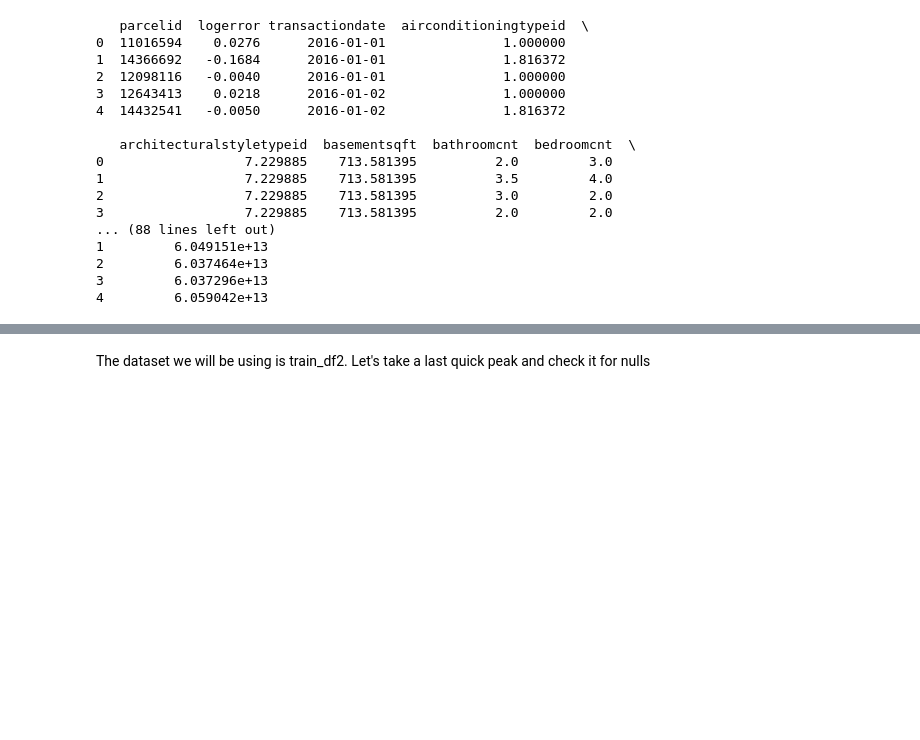
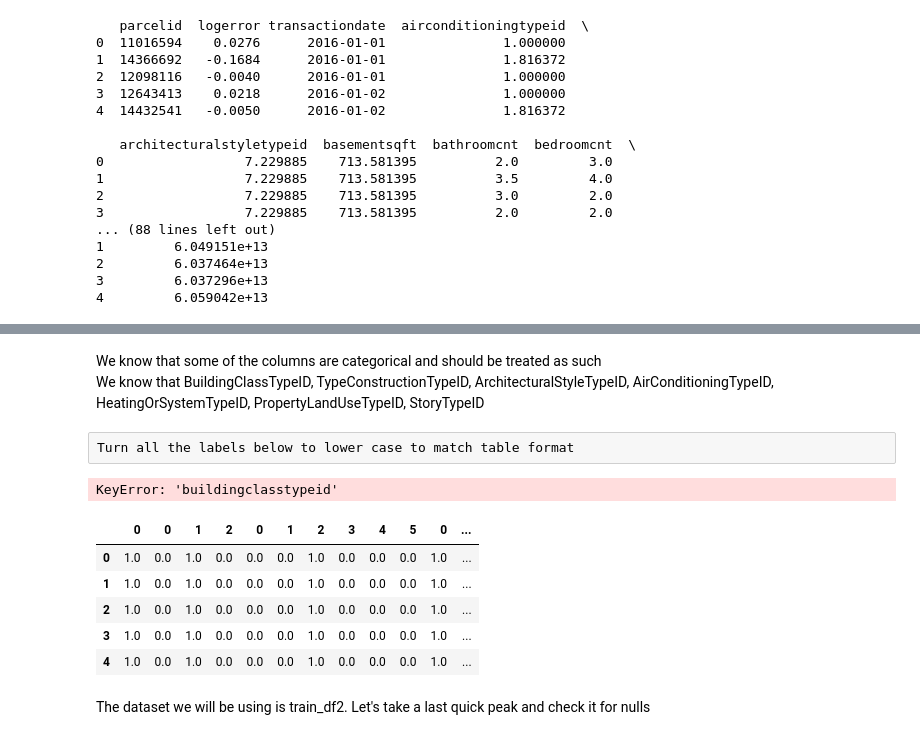
Before and after one commit to malctaylor15/Zillow_Kaggle, a Jupyter notebook: KNN .ipynb, the cells around one changed output, grey strips where cells are left out. Cells and saved outputs as stored; diff of their text form; code cells hidden in the pictures; blank space fills up the shorter version.

```diff
--- a/KNN .ipynb
+++ b/KNN .ipynb
@@ -75,0 +100,3 @@ print(train_df2.head())
+# %% [markdown]
+We know that some of the columns are categorical and should be treated as such
+We know that BuildingClassTypeID, TypeConstructionTypeID, ArchitecturalStyleTypeID, AirConditioningTypeID, HeatingOrSystemTypeID, PropertyLandUseTypeID, StoryTypeID
@@ -75,0 +105,2 @@ print(train_df2.head())
+# %% [raw]
+Turn all the labels below to lower case to match table format
@@ -76,2 +110,22 @@ print(train_df2.head())
+# %%
+one_hot_df = pd.DataFrame()
+for col_name in one_hot_colnames:
+    temp_one_hot_var1 = OneHotEncoder().fit_transform(train_df2[col_name].values.reshape(-1,1))
+    temp_one_hot_var = temp_one_hot_var1.toarray()
+    temp_one_hot_var_df = pd.DataFrame(data=temp_one_hot_var)
+    temp_one_hot_var_df.add_prefix((col_name + "_"))
+    one_hot_df = pd.concat([one_hot_df, temp_one_hot_var_df] , axis = 1)
+print("Data Frame Size: " ,one_hot_df.shape)
+# %% [output]
+KeyError: 'buildingclasstypeid'
+# %%
+one_hot_df.head()
+# %% [output]
+|  | 0 | 0 | 1 | 2 | 0 | 1 | 2 | 3 | 4 | 5 | 0 | ... |
+| 0 | 1.0 | 0.0 | 1.0 | 0.0 | 0.0 | 0.0 | 1.0 | 0.0 | 0.0 | 0.0 | 1.0 | ... |
+| 1 | 1.0 | 0.0 | 1.0 | 0.0 | 0.0 | 0.0 | 1.0 | 0.0 | 0.0 | 0.0 | 1.0 | ... |
+| 2 | 1.0 | 0.0 | 1.0 | 0.0 | 0.0 | 0.0 | 1.0 | 0.0 | 0.0 | 0.0 | 1.0 | ... |
+| 3 | 1.0 | 0.0 | 1.0 | 0.0 | 0.0 | 0.0 | 1.0 | 0.0 | 0.0 | 0.0 | 1.0 | ... |
+| 4 | 1.0 | 0.0 | 1.0 | 0.0 | 0.0 | 0.0 | 1.0 | 0.0 | 0.0 | 0.0 | 1.0 | ... |
 # %% [markdown]
 The dataset we will be using is train_df2. Let's take a last quick peak and check it for nulls
```
Also changed, not shown: parts of 31 cells of this notebook, 1 other file.
